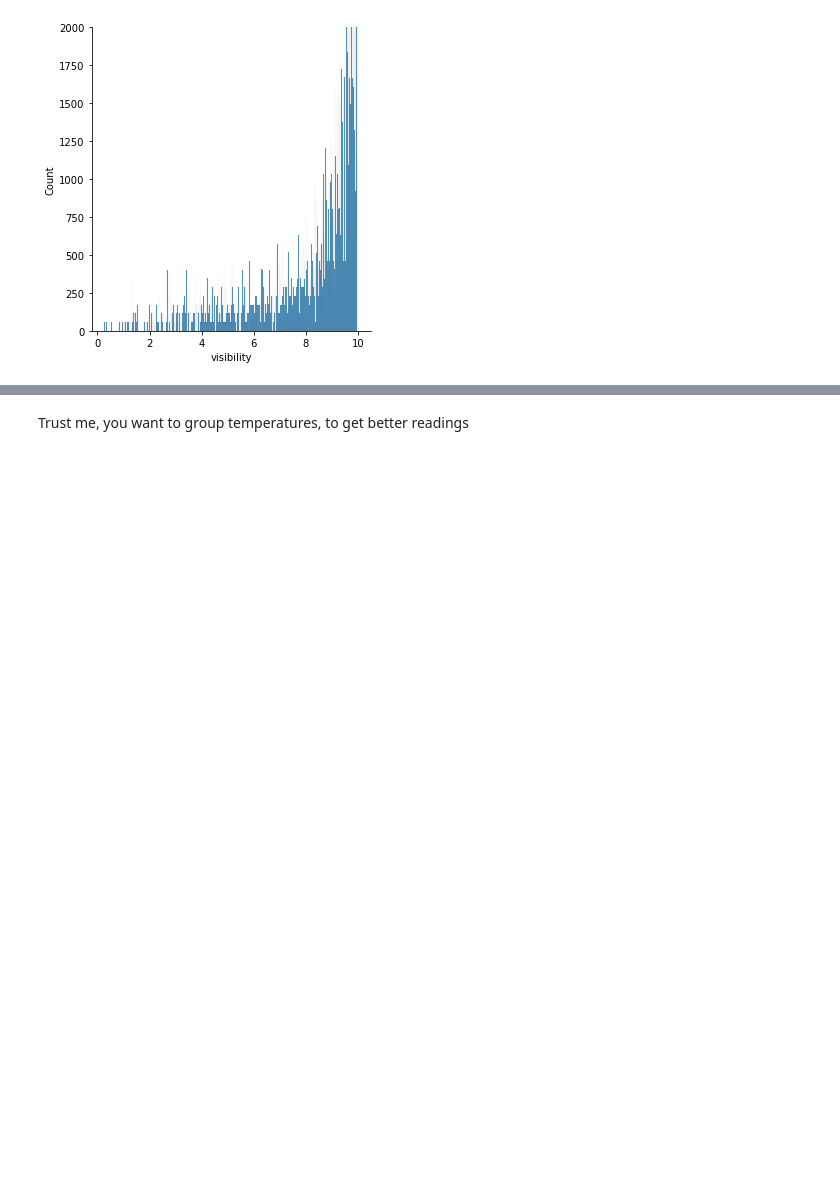
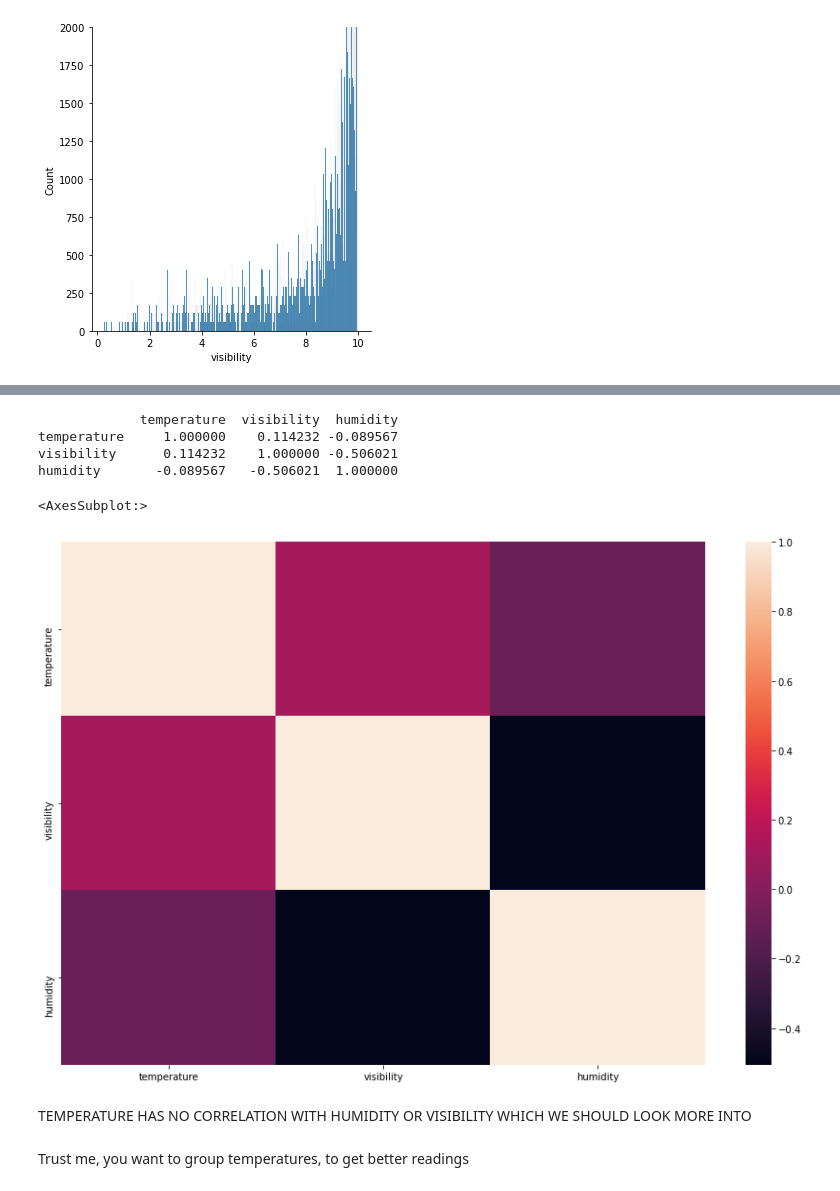
Before and after one commit to blackhat-coder/IoT-DataAnalysis, a Jupyter notebook: iot_dev.ipynb, the cells around one changed output, grey strips where cells are left out. Drawn from its saved outputs; the diff is of its cells as text; code cells hidden in the pictures; blank space fills up the shorter version.

Commit message:
exploring temperature

```diff
--- a/iot_dev.ipynb
+++ b/iot_dev.ipynb
@@ -462,3 +470,18 @@ plt.ylim([0, 2000])
+# %%
+print(data[['temperature', 'visibility', 'humidity']].corr())
+# %% [output]
+             temperature  visibility  humidity
+temperature     1.000000    0.114232 -0.089567
+visibility      0.114232    1.000000 -0.506021
+humidity       -0.089567   -0.506021  1.000000
+# %%
+plt.subplots(figsize=(15, 10))
+sns.heatmap(data[['temperature', 'visibility', 'humidity']].corr() , annot=True)
+# %% [output]
+<AxesSubplot:>
+[figure, added]
+# %% [markdown]
+TEMPERATURE HAS NO CORRELATION WITH HUMIDITY OR VISIBILITY WHICH WE SHOULD LOOK MORE INTO
 # %% [markdown]
 Trust me, you want to group temperatures, to get better readings
 # %%
```
Also changed, not shown: parts of 2 cells of this notebook.
